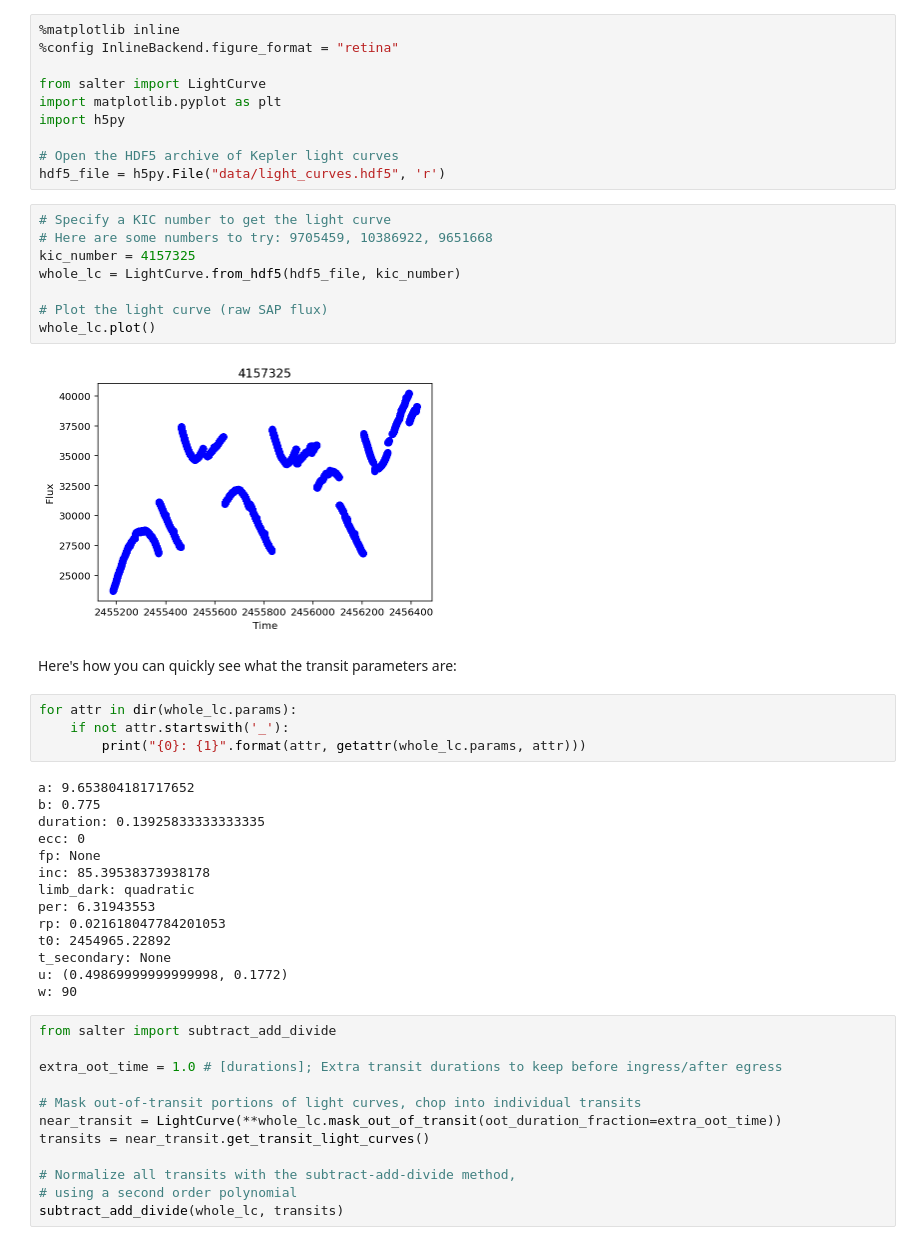
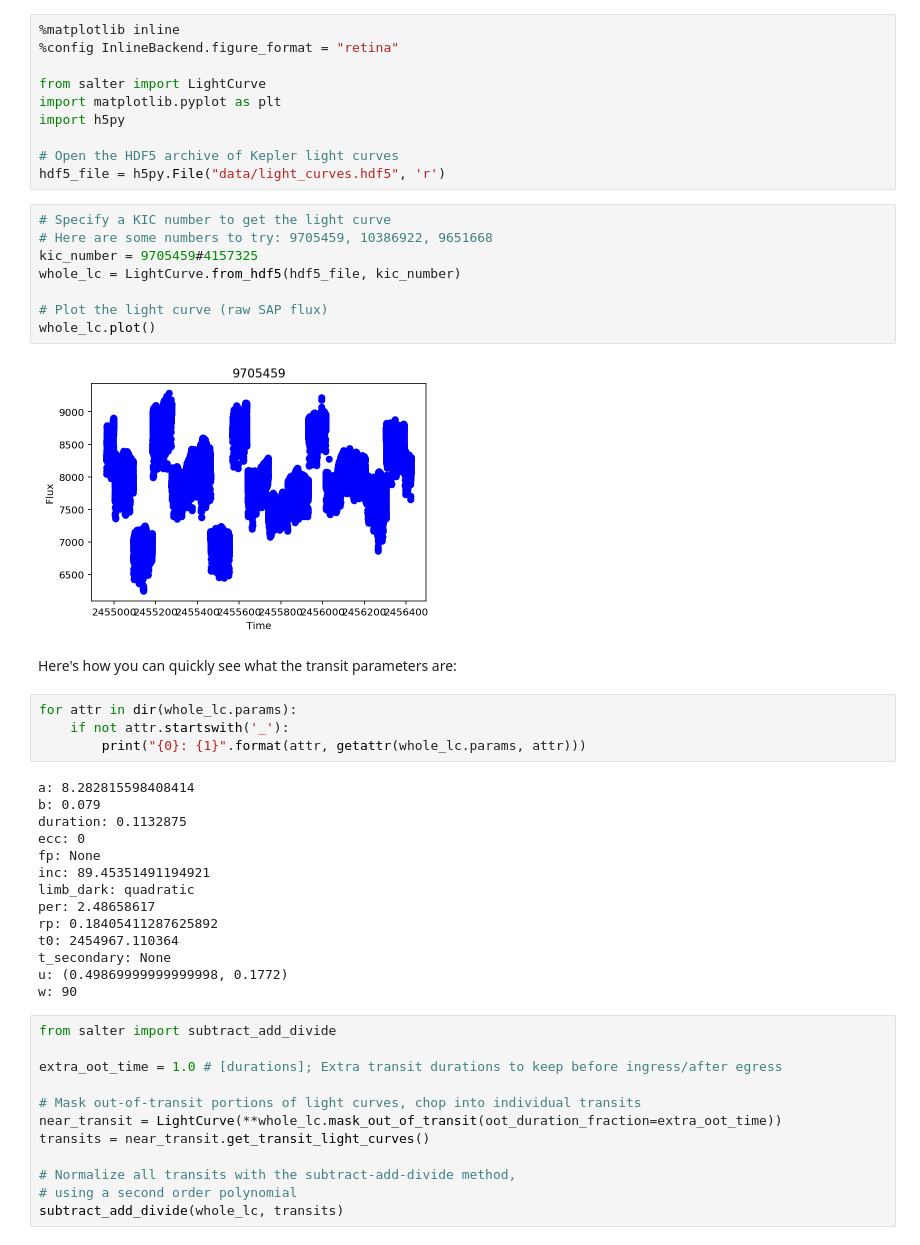
Before and after one commit to bmorris3/salter, a Jupyter notebook: show_lc.ipynb, the cells around one changed output. Saved outputs shown, nothing was run; the diff lists cells and outputs as text.

```diff
--- a/show_lc.ipynb
+++ b/show_lc.ipynb
@@ -13,13 +13,13 @@ hdf5_file = h5py.File("data/light_curves.hdf5", 'r')
 # %%
 # Specify a KIC number to get the light curve
 # Here are some numbers to try: 9705459, 10386922, 9651668
-kic_number = 4157325
+kic_number = 9705459#4157325
 whole_lc = LightCurve.from_hdf5(hdf5_file, kic_number)
 
 # Plot the light curve (raw SAP flux)
 whole_lc.plot()
 # %% [output]
-[figure, old version]
+[figure, new version]
 # %% [markdown]
 Here's how you can quickly see what the transit parameters are:
 # %%
@@ -27,16 +27,16 @@ for attr in dir(whole_lc.params):
     if not attr.startswith('_'):
         print("{0}: {1}".format(attr, getattr(whole_lc.params, attr)))
 # %% [output]
-a: 9.653804181717652
-b: 0.775
-duration: 0.13925833333333335
+a: 8.282815598408414
+b: 0.079
+duration: 0.1132875
 ecc: 0
 fp: None
-inc: 85.39538373938178
+inc: 89.45351491194921
 limb_dark: quadratic
-per: 6.31943553
-rp: 0.021618047784201053
-t0: 2454965.22892
+per: 2.48658617
+rp: 0.18405411287625892
+t0: 2454967.110364
 t_secondary: None
 u: (0.49869999999999998, 0.1772)
 w: 90
```
Also changed, not shown: parts of 7 cells of this notebook, 7 other files.
